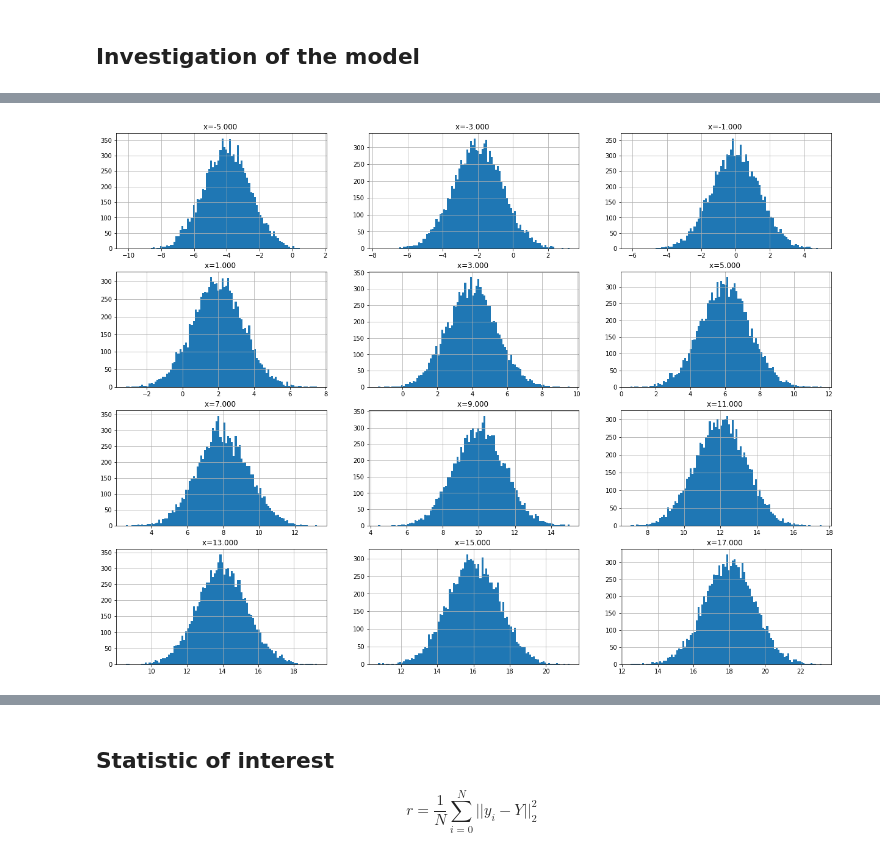
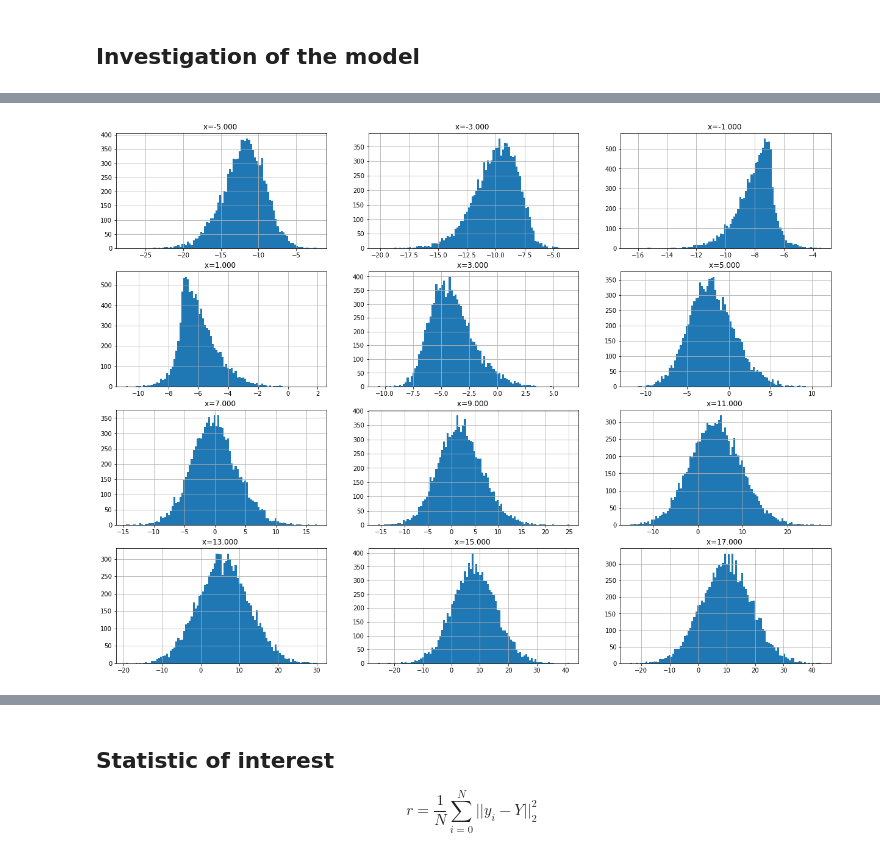
Before and after one commit to SchattenGenie/diff-surrogate, a Jupyter notebook: model.ipynb, the cells around one changed output, grey strips where cells are left out. Saved outputs shown, nothing was run; the diff lists cells and outputs as text; code cells hidden in the pictures.

```diff
--- a/model.ipynb
+++ b/model.ipynb
@@ -52,10 +49,10 @@ $$y \sim \mathcal{N}(y|f(latent\_x) + g(\mu), 1)$$
 
 ## Investigation of the model
 # %%
-y_sampler = YModel()
+y_sampler = YModel(init_mu=torch.tensor([0.,]))
 # %%
 plt.figure(figsize=(21,16))
-mu = list(range(-6, 6, 1))
+mu = list(range(-10, 13, 2))
 for i in range(4):
     for j in range(3):
         plt.subplot(4,3, i*3 + j + 1)
@@ -73,7 +70,7 @@ x_r = list(range(-5, 18, 2))
 for i in range(4):
     for j in range(3):
         plt.subplot(4,3, i*3 + j + 1)
-        y_sampler.make_condition_sample({'X': torch.tensor([float(x_r[i*3 + j])] * 10000)})
+        y_sampler.make_condition_sample({'X': torch.tensor([float(x_r[i*3 + j])] * 10000).reshape(-1,1)})
         plt.hist(y_sampler.condition_sample(10000).detach().numpy(), bins=100);
         plt.grid()
         #plt.legend()
@@ -84,4 +81,4 @@ Wall time: 1.01 s
-[figure, old version]
+[figure, new version]
 # %%
 my_cmap = plt.cm.jet
 my_cmap.set_under('white')
```
Also changed, not shown: parts of 31 cells of this notebook, 7 other files.
